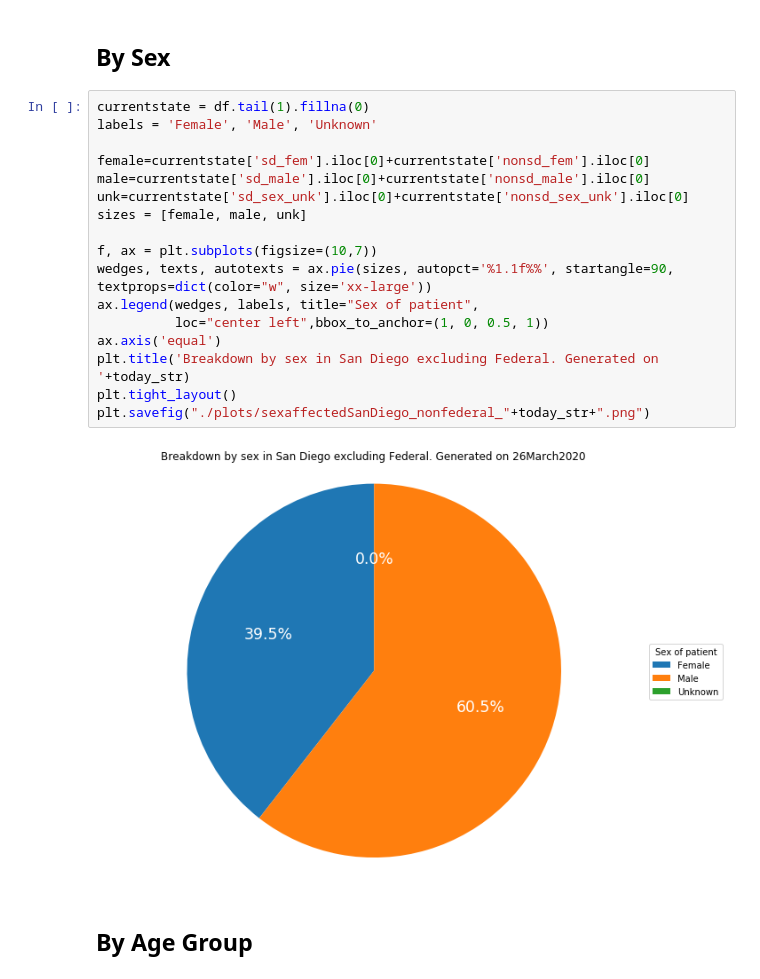
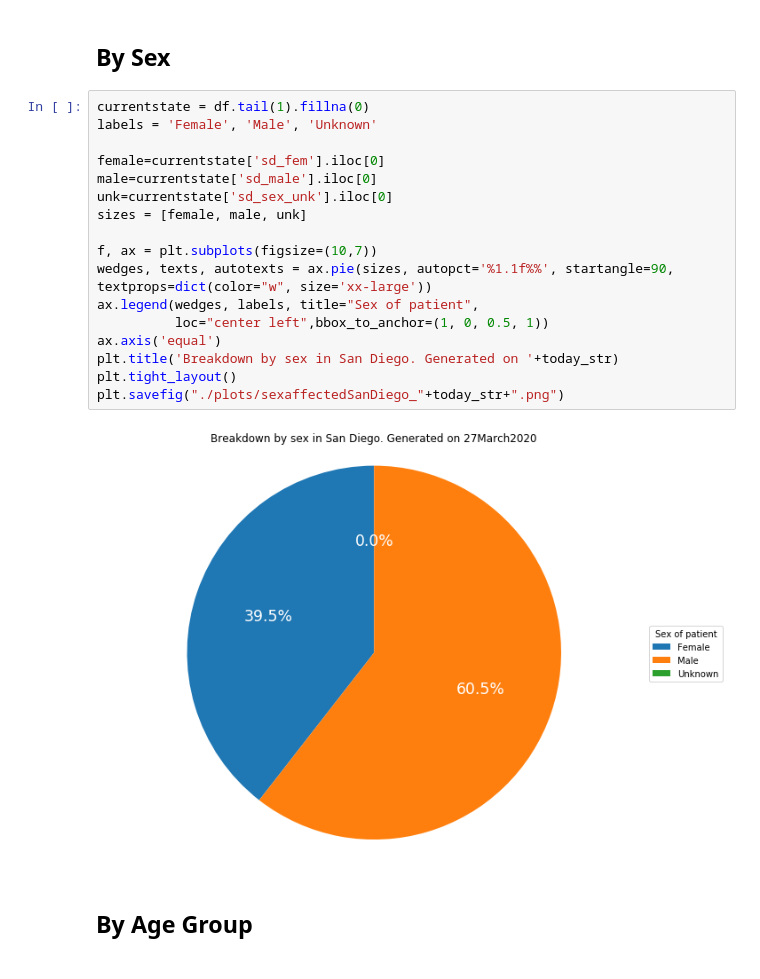
Before and after one commit to menis/sd_covid, a Jupyter notebook: sd_covid_analysis.ipynb, the cells around one changed output. Cells and saved outputs as stored; diff of their text form.

```diff
--- a/sd_covid_analysis.ipynb
+++ b/sd_covid_analysis.ipynb
@@ -115,22 +89,22 @@ plt.savefig("./plots/breakdownbyregion_"+today_str+".png")
 # %%
 currentstate = df.tail(1).fillna(0)
 labels = 'Female', 'Male', 'Unknown'
 
-female=currentstate['sd_fem'].iloc[0]+currentstate['nonsd_fem'].iloc[0]
-male=currentstate['sd_male'].iloc[0]+currentstate['nonsd_male'].iloc[0]
-unk=currentstate['sd_sex_unk'].iloc[0]+currentstate['nonsd_sex_unk'].iloc[0]
+female=currentstate['sd_fem'].iloc[0]
+male=currentstate['sd_male'].iloc[0]
+unk=currentstate['sd_sex_unk'].iloc[0]
 sizes = [female, male, unk]
 
 f, ax = plt.subplots(figsize=(10,7))
 wedges, texts, autotexts = ax.pie(sizes, autopct='%1.1f%%', startangle=90, textprops=dict(color="w", size='xx-large'))
 ax.legend(wedges, labels, title="Sex of patient",
           loc="center left",bbox_to_anchor=(1, 0, 0.5, 1))
 ax.axis('equal')
-plt.title('Breakdown by sex in San Diego excluding Federal. Generated on '+today_str)
+plt.title('Breakdown by sex in San Diego. Generated on '+today_str)
 plt.tight_layout()
-plt.savefig("./plots/sexaffectedSanDiego_nonfederal_"+today_str+".png")
+plt.savefig("./plots/sexaffectedSanDiego_"+today_str+".png")
 # %% [output]
-[figure, old version]
+[figure, new version]
 # %% [markdown]
 ## By Age Group
 # %%
```
Also changed, not shown: parts of 9 cells of this notebook, 16 other files.
